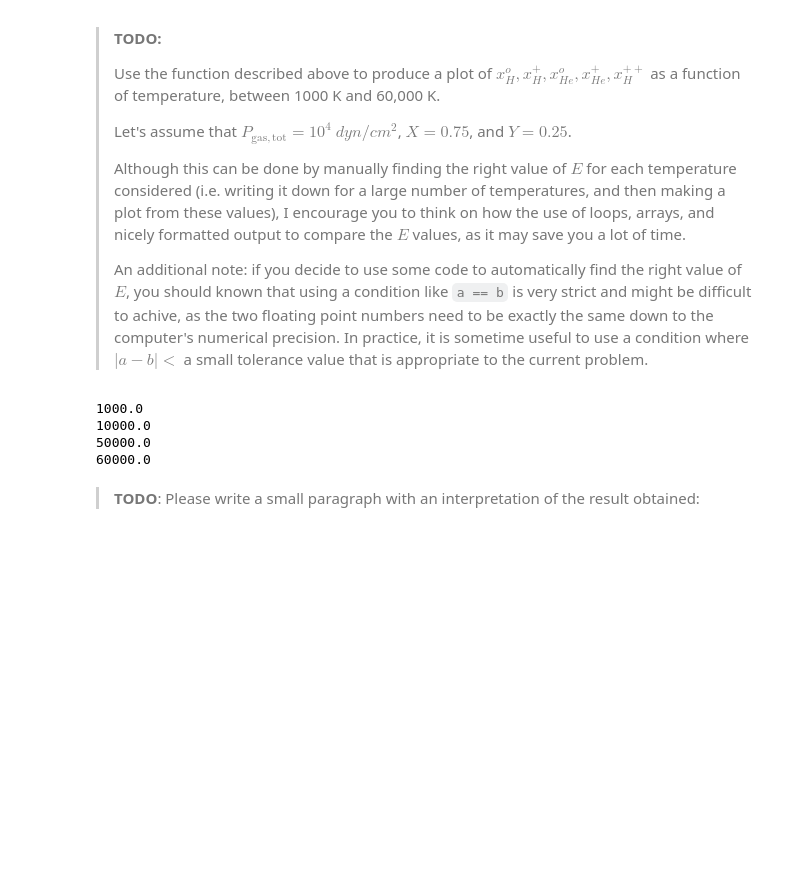
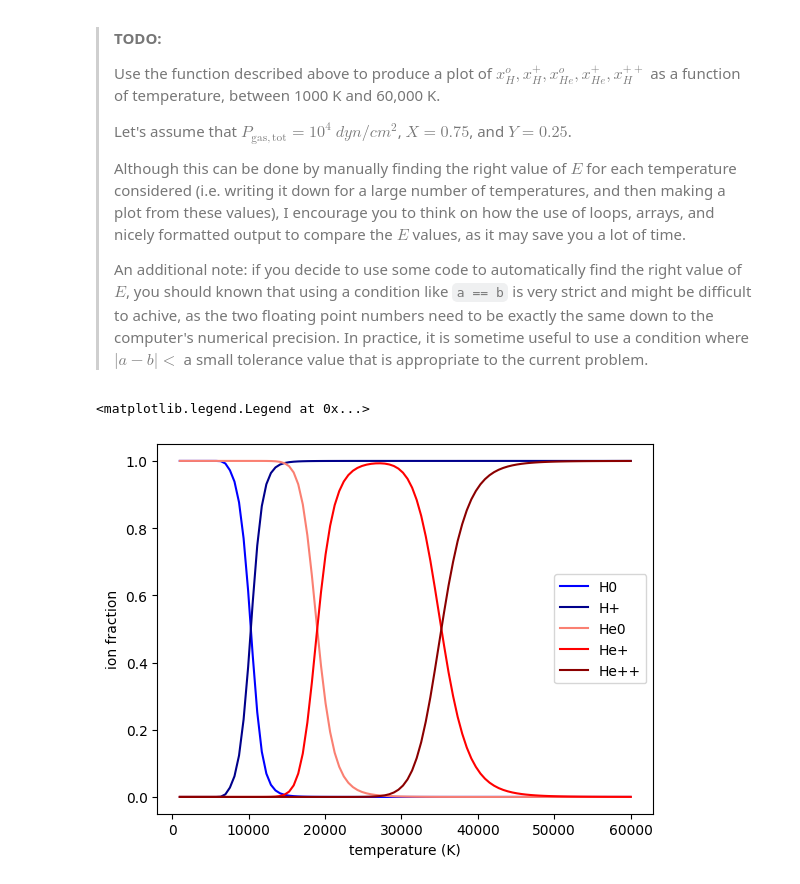
Before and after one commit to ankxie/PHYS633, a Jupyter notebook: Book/L07andL08-Saha/08-SahaEquations-template.ipynb, the cells around one changed output. Drawn from its saved outputs; the diff is of its cells as text; code cells hidden in the pictures; blank space fills up the shorter version.

```diff
--- a/Book/L07andL08-Saha/08-SahaEquations-template.ipynb
+++ b/Book/L07andL08-Saha/08-SahaEquations-template.ipynb
@@ -262,22 +262,3 @@ E: 0.977, H0: 0.000, H+: 1.000, He0: 0.291, He+: 0.709, He++: 0.000
 >Although this can be done by manually finding the right value of $E$ for each temperature considered (i.e. writing it down for a large number of temperatures, and then making a plot from these values), I encourage you to think on how the use of loops, arrays, and nicely formatted output to compare the $E$ values, as it may save you a lot of time.
 >
 >An additional note: if you decide to use some code to automatically find the right value of $E$, you should known that using a condition like `a == b` is very strict and might be difficult to achive, as the two floating point numbers need to be exactly the same down to the computer's numerical precision. In practice, it is sometime useful to use a condition where $|a-b| <$ a small tolerance value that is appropriate to the current problem.
-# %%
-Ptot = 1e4 * u.Ba
-# Don't forget to define your temperature in Kelvin using * u.K.
-
-temperature_array = [1e3, 1e4, 5e4, 6e4]
-
-#---------------------------------------
-#---------------------------------------
-# At home
-
-for i in range(len(temperature_array)):
-  E_guess = 0.1
-# %% [output]
-1000.0
-10000.0
-50000.0
-60000.0
-# %% [markdown]
-> **TODO**: Please write a small paragraph with an interpretation of the result obtained:
@@ -283,0 +303,17 @@ for i in range(len(temperature_array)):
+# %%
+fig, ax = plt.subplots()
+
+ax.plot(temperature_array, h0_array, c = 'blue', label = 'H0')
+ax.plot(temperature_array, hplus_array, c = 'darkblue', label = 'H+')
+ax.plot(temperature_array, he0_array, c = 'salmon', label = 'He0')
+ax.plot(temperature_array, heplus_array, c = 'red', label = 'He+')
+ax.plot(temperature_array, heplusplus_array, c = 'darkred', label = 'He++')
+
+#ax.set_xscale('log')
+
+ax.set_ylabel('ion fraction')
+ax.set_xlabel('temperature (K)')
+plt.legend()
+# %% [output]
+<matplotlib.legend.Legend at 0x...>
+[figure, added]
```
Also changed, not shown: parts of 3 cells of this notebook.
